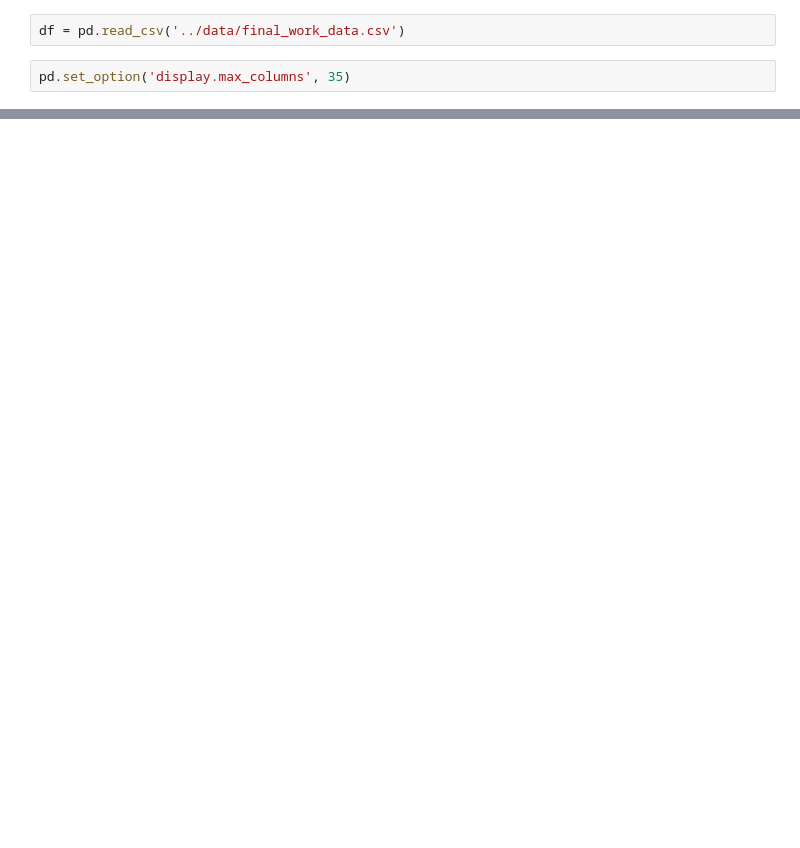
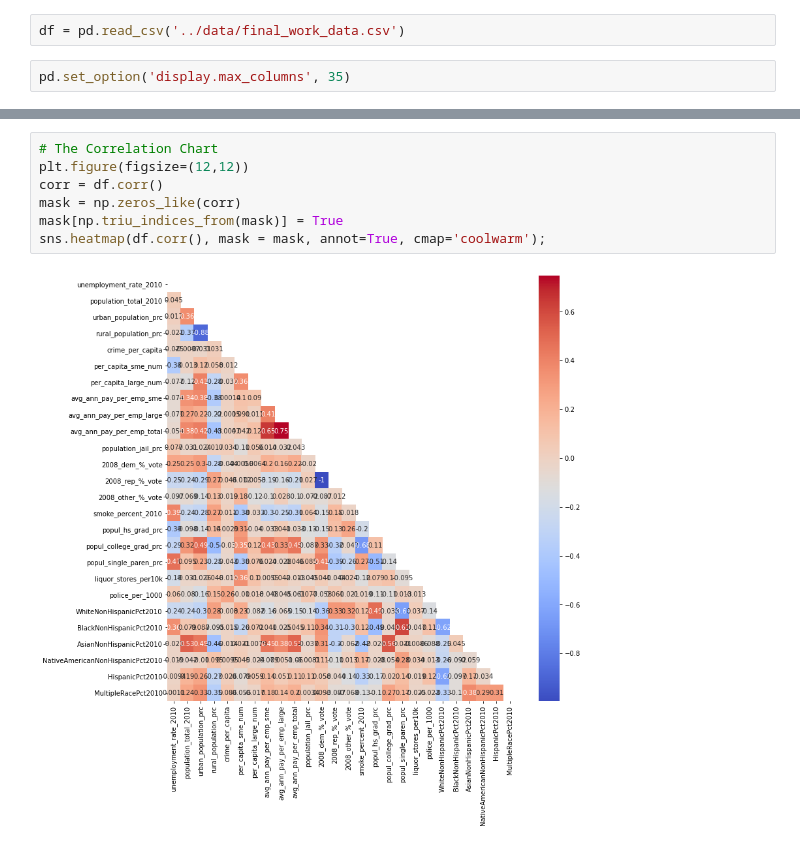
Before and after one commit to khbk/capstone-unemployment, a Jupyter notebook: code/02_EDA.ipynb, the cells around one changed output, grey strips where cells are left out. Cells and saved outputs as stored; diff of their text form; blank space fills up the shorter version.

```diff
--- a/code/02_EDA.ipynb
+++ b/code/02_EDA.ipynb
@@ -42,0 +222,9 @@ plt.scatter(df['unemployment_rate_2010'], df['2008_other_%_vote'])
+# %%
+# The Correlation Chart
+plt.figure(figsize=(12,12))
+corr = df.corr()
+mask = np.zeros_like(corr)
+mask[np.triu_indices_from(mask)] = True
+sns.heatmap(df.corr(), mask = mask, annot=True, cmap='coolwarm');
+# %% [output]
+[figure, added]
```
Also changed, not shown: parts of 38 cells of this notebook, 18 other files.
